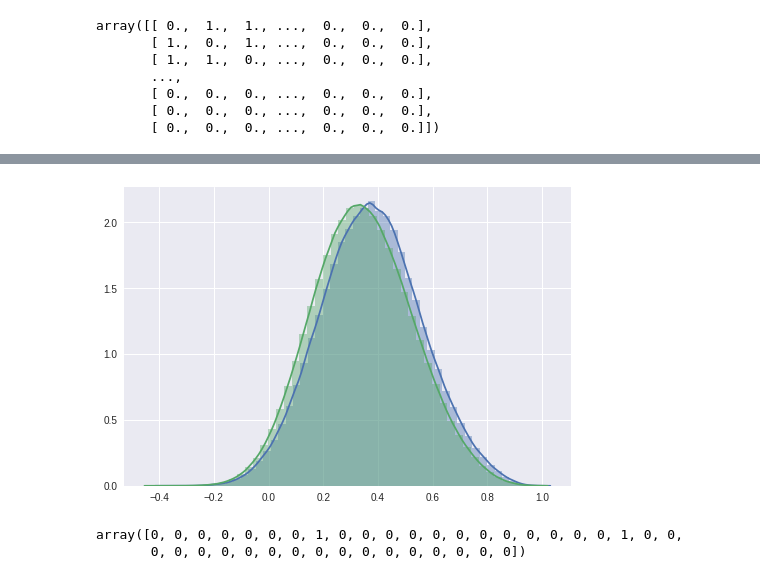
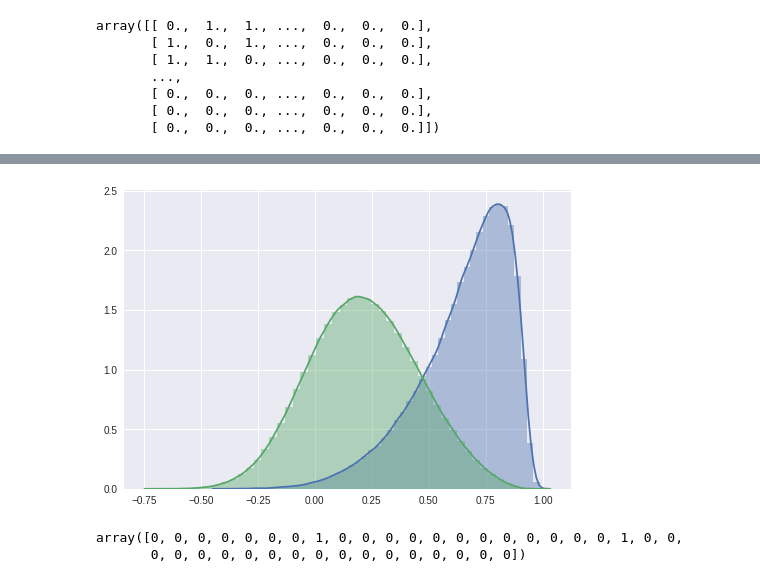
Before and after one commit to premolab/GraphEmbeddings, a Jupyter notebook: Main.ipynb, the cells around one changed output, grey strips where cells are left out. Saved outputs shown, nothing was run; the diff lists cells and outputs as text; code cells hidden in the pictures.

```diff
--- a/Main.ipynb
+++ b/Main.ipynb
@@ -12,8 +12,8 @@ from sklearn.preprocessing import MultiLabelBinarizer
 from src.settings import PATH_TO_DUMPS, PATH_TO_BLOG_CATALOG
 # %%
 X = pd.read_csv(
-    PATH_TO_DUMPS + '/models/deepwalk_BlogCatalog_d32_ws1.csv',
-    #PATH_TO_DUMPS + '/models/hist_loss_BlogCatalog_d32.csv',
+    #PATH_TO_DUMPS + '/models/deepwalk_BlogCatalog_d32_ws1.csv',
+    PATH_TO_DUMPS + '/models/hist_loss_so1_BlogCatalog_d32.csv',
     delim_whitespace=True, header=None,
     skiprows=1,
     index_col=0
@@ -95,11 +144,12 @@ neg_mask = 1 - pos_mask - np.eye(pos_mask.shape[0])
 pos_samples = E_corr[pos_mask.nonzero()]
 neg_samples = E_corr[neg_mask.nonzero()]
 # %%
-sns.distplot(pos_samples)
-sns.distplot(np.random.choice(neg_samples, size=pos_samples.shape[0]*10))
+pos = sns.distplot(pos_samples)
+neg = sns.distplot(np.random.choice(neg_samples, size=pos_samples.shape[0] * 10))
+pos.set_label('a')
 plt.show()
 # %% [output]
-[figure, old version]
+[figure, new version]
 # %%
 y_multilabel[5]
 # %% [output]
```
Also changed, not shown: parts of 19 cells of this notebook, 4 other files.
